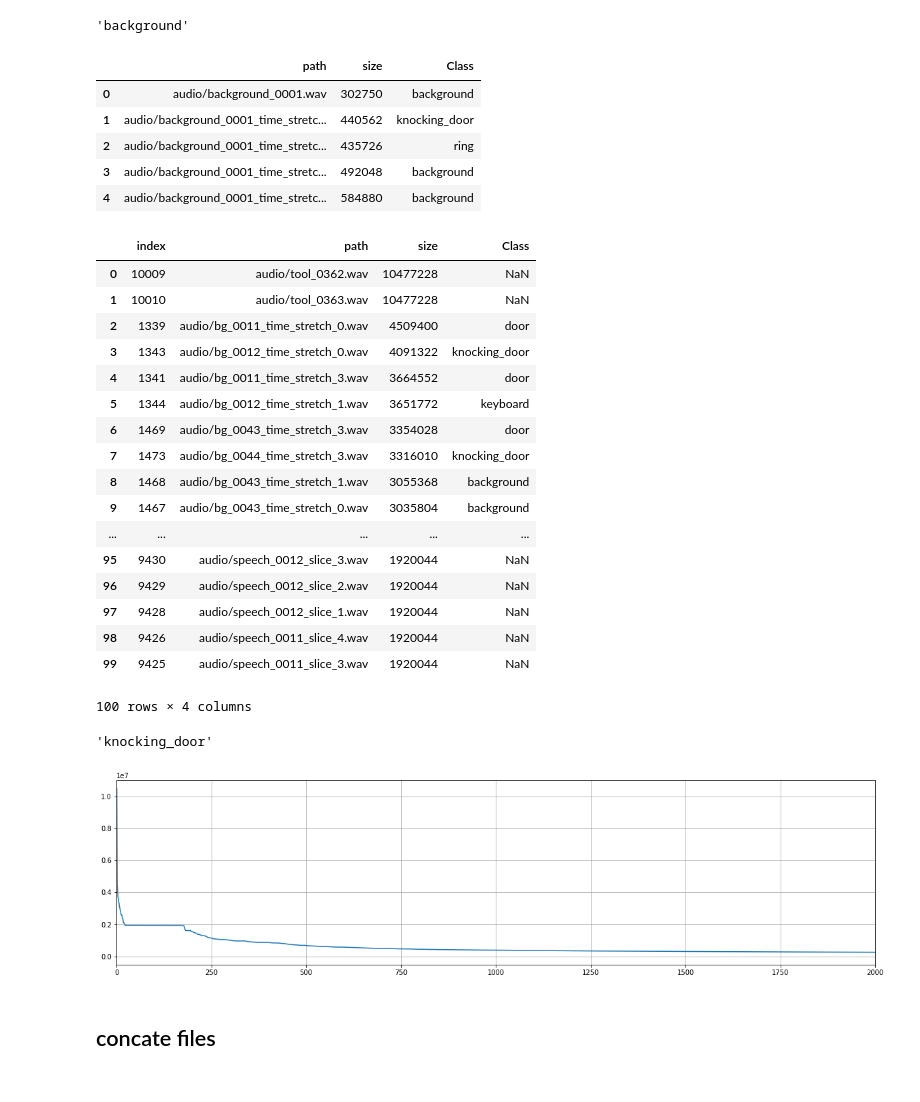
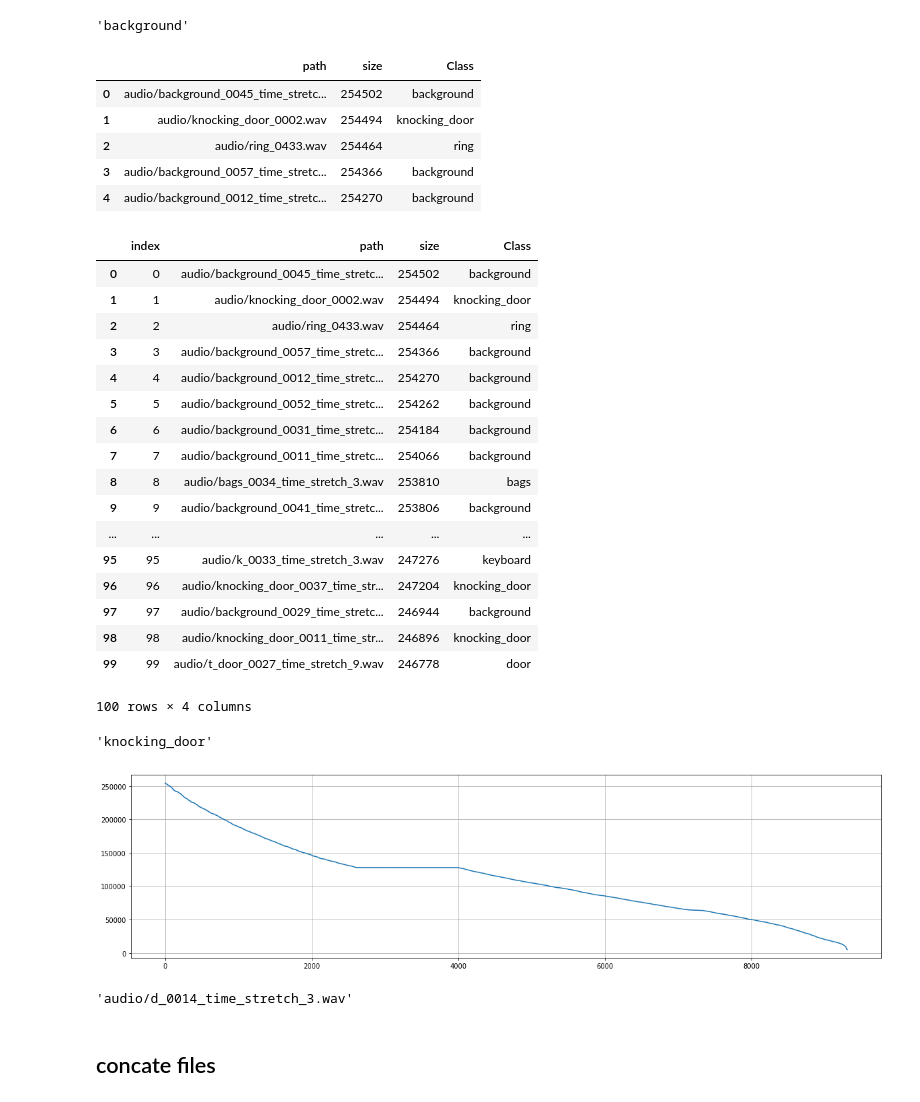
Before and after one commit to nestyme/Ibragim_Acustics, a Jupyter notebook: cnn_audio_2_0.ipynb, the cells around one changed output. Drawn from its saved outputs; the diff is of its cells as text; code cells hidden in the pictures.

```diff
--- a/cnn_audio_2_0.ipynb
+++ b/cnn_audio_2_0.ipynb
@@ -88,4 +88,4 @@ train_labels.head()
 Classes = train_labels['Class'].unique()
 # %%
 train_labels.head()
-paths = 'audio/'+train_labels['Name']
+paths = train_labels['path']
@@ -136,3 +125,6 @@ train_labels.head()
+# %%
+train_labels.head()
+train_labels.columns=['Name','size','Class']
 # %%
 train_labels.groupby(['Class'][0])
 # %% [output]
@@ -154,11 +146,11 @@ df=pd.DataFrame(data=d, columns=['path','size','Class'])
 df.head()
 # %% [output]
 |  | path | size | Class |
-| 0 | audio/background_0001.wav | 302750 | background |
-| 1 | audio/background_0001_time_stretc... | 440562 | knocking_door |
-| 2 | audio/background_0001_time_stretc... | 435726 | ring |
-| 3 | audio/background_0001_time_stretc... | 492048 | background |
-| 4 | audio/background_0001_time_stretc... | 584880 | background |
+| 0 | audio/background_0045_time_stretc... | 254502 | background |
+| 1 | audio/knocking_door_0002.wav | 254494 | knocking_door |
+| 2 | audio/ring_0433.wav | 254464 | ring |
+| 3 | audio/background_0057_time_stretc... | 254366 | background |
+| 4 | audio/background_0012_time_stretc... | 254270 | background |
 # %%
 df = df.sort_values(by='size',ascending=False)
 df = df.reset_index()
@@ -166,22 +158,22 @@ df = df.reset_index()
 df.head(100)
 # %% [output]
 |  | index | path | size | Class |
-| 0 | 10009 | audio/tool_0362.wav | 10477228 | NaN |
-| 1 | 10010 | audio/tool_0363.wav | 10477228 | NaN |
-| 2 | 1339 | audio/bg_0011_time_stretch_0.wav | 4509400 | door |
-| 3 | 1343 | audio/bg_0012_time_stretch_0.wav | 4091322 | knocking_door |
-| 4 | 1341 | audio/bg_0011_time_stretch_3.wav | 3664552 | door |
-| 5 | 1344 | audio/bg_0012_time_stretch_1.wav | 3651772 | keyboard |
-| 6 | 1469 | audio/bg_0043_time_stretch_3.wav | 3354028 | door |
-| 7 | 1473 | audio/bg_0044_time_stretch_3.wav | 3316010 | knocking_door |
-| 8 | 1468 | audio/bg_0043_time_stretch_1.wav | 3055368 | background |
-| 9 | 1467 | audio/bg_0043_time_stretch_0.wav | 3035804 | background |
+| 0 | 0 | audio/background_0045_time_stretc... | 254502 | background |
+| 1 | 1 | audio/knocking_door_0002.wav | 254494 | knocking_door |
+| 2 | 2 | audio/ring_0433.wav | 254464 | ring |
+| 3 | 3 | audio/background_0057_time_stretc... | 254366 | background |
+| 4 | 4 | audio/background_0012_time_stretc... | 254270 | background |
+| 5 | 5 | audio/background_0052_time_stretc... | 254262 | background |
+| 6 | 6 | audio/background_0031_time_stretc... | 254184 | background |
+| 7 | 7 | audio/background_0011_time_stretc... | 254066 | background |
+| 8 | 8 | audio/bags_0034_time_stretch_3.wav | 253810 | bags |
+| 9 | 9 | audio/background_0041_time_stretc... | 253806 | background |
 | ... | ... | ... | ... | ... |
-| 95 | 9430 | audio/speech_0012_slice_3.wav | 1920044 | NaN |
-| 96 | 9429 | audio/speech_0012_slice_2.wav | 1920044 | NaN |
-| 97 | 9428 | audio/speech_0012_slice_1.wav | 1920044 | NaN |
-| 98 | 9426 | audio/speech_0011_slice_4.wav | 1920044 | NaN |
-| 99 | 9425 | audio/speech_0011_slice_3.wav | 1920044 | NaN |
+| 95 | 95 | audio/k_0033_time_stretch_3.wav | 247276 | keyboard |
+| 96 | 96 | audio/knocking_door_0037_time_str... | 247204 | knocking_door |
+| 97 | 97 | audio/background_0029_time_stretc... | 246944 | background |
+| 98 | 98 | audio/knocking_door_0011_time_str... | 246896 | knocking_door |
+| 99 | 99 | audio/t_door_0027_time_stretch_9.wav | 246778 | door |
 100 rows × 4 columns
 # %%
 df=df.drop('index',axis=1)
@@ -192,11 +184,10 @@ train_labels['Class'][1658]
 # %%
 a = []
 for i in range(len(df)):
     a.append(i)
 plt.figure(figsize=(20,5))
-plt.xlim(0,2000)
 plt.grid()
 plt.plot(a,df['size'])
 plt.show()
 # %% [output]
-[figure, old version]
+[figure, new version]
@@ -203,3 +202,7 @@ plt.show()
+# %%
+train_files[1]
+# %% [output]
+'audio/d_0014_time_stretch_3.wav'
 # %% [markdown]
 ## concate files
 # %%
```
Also changed, not shown: parts of 8 cells of this notebook, 4 other files.
